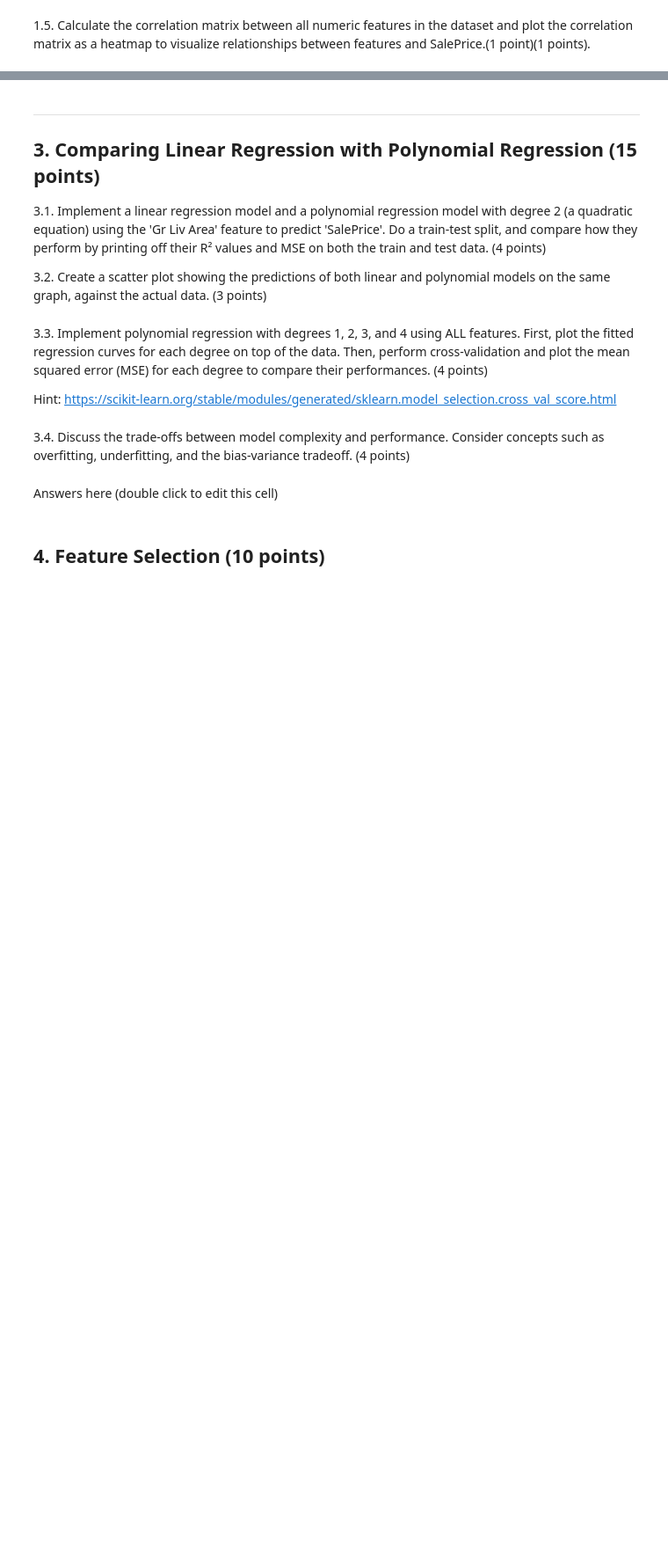
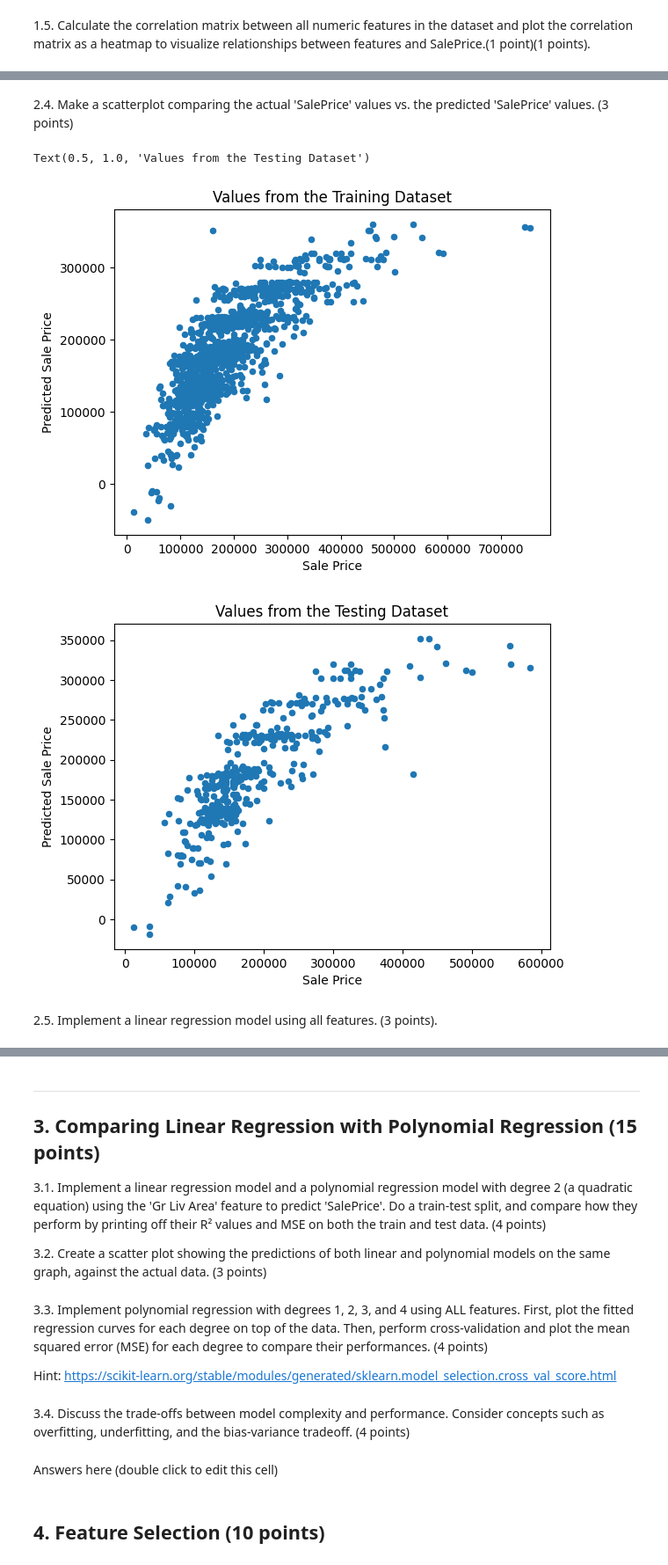
Before and after one commit to SpaceEnthusiast07/UNI, a Jupyter notebook: COM1011 - Machine Learning/Coursework/CW1/COM1011-750032575.ipynb, the cells around one changed output, grey strips where cells are left out. Shown at 88% size. Saved outputs shown, nothing was run; the diff lists cells and outputs as text; code cells hidden in the pictures; blank space fills up the shorter version.

```diff
--- a/COM1011 - Machine Learning/Coursework/CW1/COM1011-750032575.ipynb
+++ b/COM1011 - Machine Learning/Coursework/CW1/COM1011-750032575.ipynb
@@ -232,0 +285,12 @@ Implement a linear regression model using only the 'Overall Qual', 'Year Built'
+# %%
+# Answers here
+# Create the linear model
+model = LinearRegression()
+# Fit the model to the training data
+model.fit(predictorTrain, targetTrain)
+
+# Predict the target based on the training set
+predictedTargetTrain = model.predict(predictorTrain)
+
+# Predict the target based on the testing set
+predictedTargetTest = model.predict(predictorTest)
@@ -232,0 +331,30 @@ Implement a linear regression model using only the 'Overall Qual', 'Year Built'
+# %% [markdown]
+2.4. Make a scatterplot comparing the actual 'SalePrice' values vs. the predicted 'SalePrice' values. (3 points)
+# %%
+# Answers here
+# Display a scatter plot of "SalePrice" vs pred. "SalePrice" on the training dataset
+# Combine "targetTrain" and "predictedTargetTrain" into a pandas dataframe
+trainPredictedDataset = pd.DataFrame({
+    "Sale Price" : targetTrain,
+    "Predicted Sale Price" : predictedTargetTrain
+})
+
+# Plot the scatter plot, labeling the axes and giving the graph a title
+trainPredictedDataset.plot.scatter(x="Sale Price", y="Predicted Sale Price").set_title("Values from the Training Dataset")
+
+
+# Display a scatter plot of "SalePrice" vs pred. "SalePrice" on the testing dataset
+# Combine "targetTest" and "predictedTargetTest" into a pandas dataframe
+testPredictedDataset = pd.DataFrame({
+    "Sale Price" : targetTest,
+    "Predicted Sale Price" : predictedTargetTest
+})
+
+# Plot the scatter plot, labeling the axes and giving the graph a title
+testPredictedDataset.plot.scatter(x="Sale Price", y="Predicted Sale Price").set_title("Values from the Testing Dataset")
+# %% [output]
+Text(0.5, 1.0, 'Values from the Testing Dataset')
+[figure, added]
+[figure, added]
+# %% [markdown]
+2.5.  Implement a linear regression model using all features. (3 points).
```
Also changed, not shown: parts of 14 cells of this notebook.
